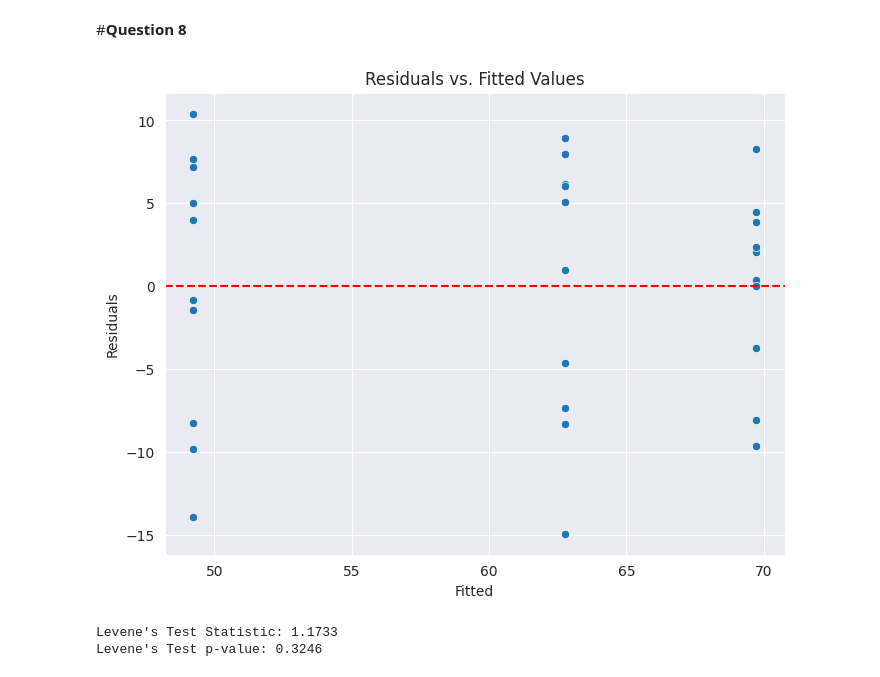
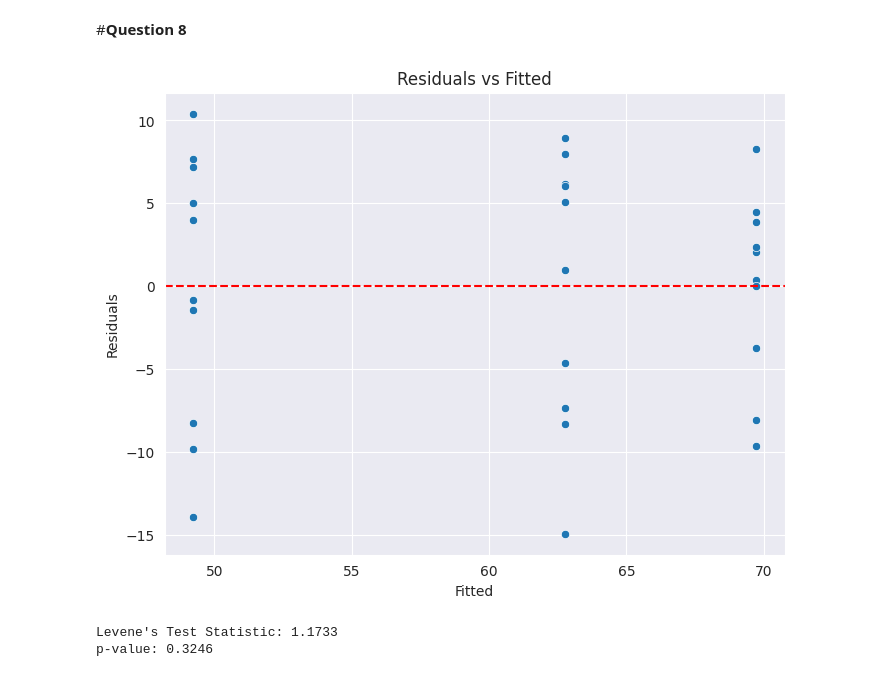
Before and after one commit to Cipher212/STAT-7220-Applied-Experimental-Design, a Jupyter notebook: Assignments/HW1/HW-1.ipynb, the cells around one changed output. Cells and saved outputs as stored; diff of their text form; code cells hidden in the pictures.

```diff
--- a/Assignments/HW1/HW-1.ipynb
+++ b/Assignments/HW1/HW-1.ipynb
@@ -192,27 +192,27 @@ plt.show()
 #**Question 8**
 # %%
 plt.figure(figsize=(8, 6))
-# Plot the model's predictions (fitted values) against the errors (residuals)
+
+#plot
 
 sns.scatterplot(x=model.fittedvalues, y=model.resid)
 plt.axhline(0, color='red', linestyle='--')
-plt.title('Residuals vs Fitted)
+plt.title('Residuals vs Fitted')
 plt.xlabel('Fitted')
 plt.ylabel('Residuals')
 plt.show()
 
-# --- 2. Testing Method: Levene's Test ---
-# Group the data
-group3 = df[df['Weeks'] == 'Week 3']['IBU']
-group4 = df[df['Weeks'] == 'Week 4']['IBU']
-group5 = df[df['Weeks'] == 'Week 5']['IBU']
+#leven's test
+group3 = df[df['Weeks'] == '3 Weeks']['IBU']
+group4 = df[df['Weeks'] == '4 Weeks']['IBU']
+group5 = df[df['Weeks'] == '5 Weeks']['IBU']
 
-
+#results
 stat, p_value = stats.levene(group3, group4, group5)
 
 print(f"Levene's Test Statistic: {stat:.4f}")
 print(f"p-value: {p_value:.4f}")
 # %% [output]
-[figure, old version]
+[figure, new version]
 Levene's Test Statistic: 1.1733
-Levene's Test p-value: 0.3246
+p-value: 0.3246
```
Also changed, not shown: parts of 1 cell of this notebook.
